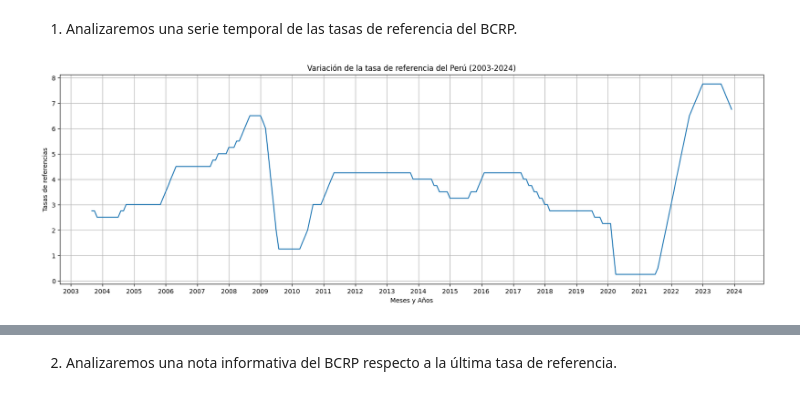
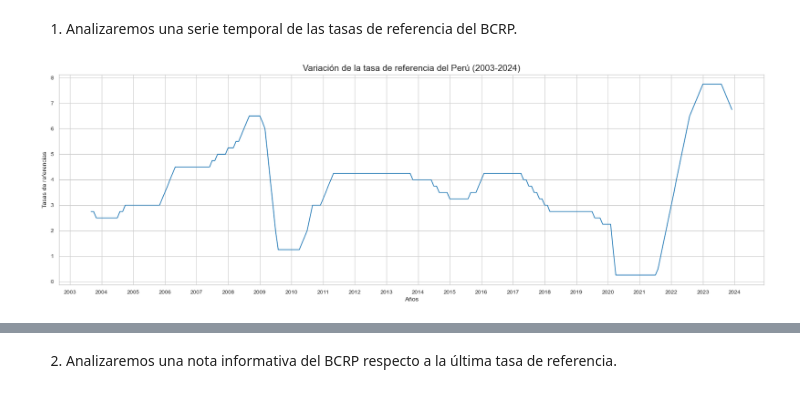
Before and after one commit to qlab-intro-python/proyecto-final-pf-arce-y-mundaca, a Jupyter notebook: proyecto_final.ipynb, the cells around one changed output, grey strips where cells are left out. Saved outputs shown, nothing was run; the diff lists cells and outputs as text; code cells hidden in the pictures.

```diff
--- a/proyecto_final.ipynb
+++ b/proyecto_final.ipynb
@@ -104,33 +104,33 @@ def convert_month_name(date_str):
 df_tasas['month & year'] = df_tasas['month & year'].apply(convert_month_name)
 
 # Ahora puedes convertir la columna 'month & year' a formato datetime
 df_tasas['month & year'] = pd.to_datetime(df_tasas['month & year'], format='%b.%Y')
 
 # Ordenamos el DataFrame por fecha
 df_tasas.sort_values('month & year', inplace=True)
 
 # Creamos el primer gráfico
 # 1. Crea la figura y el eje
 fig, ax = plt.subplots(figsize=(20, 6))
 
 # 2. Dibujamos los datos
 ax.plot(df_tasas['month & year'], df_tasas['tasa referencial'])
 
 # 3. Configuramos el formato de las fechas en el eje x
 years = mdates.YearLocator()   # cada año
 years_fmt = mdates.DateFormatter('%Y')
 ax.xaxis.set_major_locator(years)
 ax.xaxis.set_major_formatter(years_fmt)
 
 # 4. Configuramos las etiquetas y el título
-ax.set_xlabel('Meses y Años')
+ax.set_xlabel('Años')
 ax.set_ylabel('Tasas de referencias')
-ax.set_title('Variación de la tasa de referencia del Perú (2003-2024)')
+ax.set_title('Variación de la tasa de referencia del Perú (2003-2024)', fontsize=14)
 
 # 5. Definimos la cuadrícula
 ax.grid(True)
 
 # 6. Mostramos el gráfico
 plt.show()
 # %% [output]
-[figure, old version]
+[figure, new version]
```
Also changed, not shown: parts of 10 cells of this notebook.
